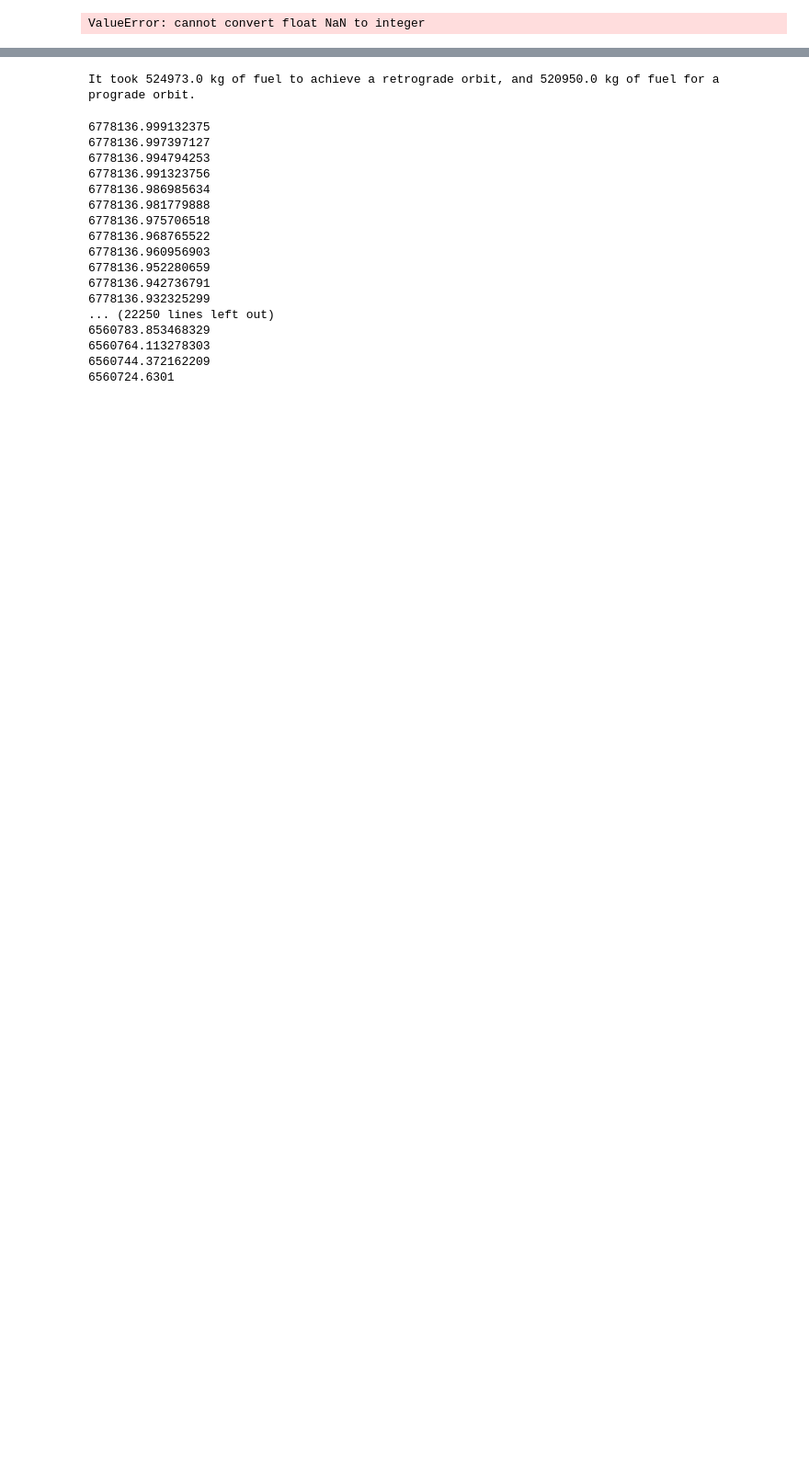
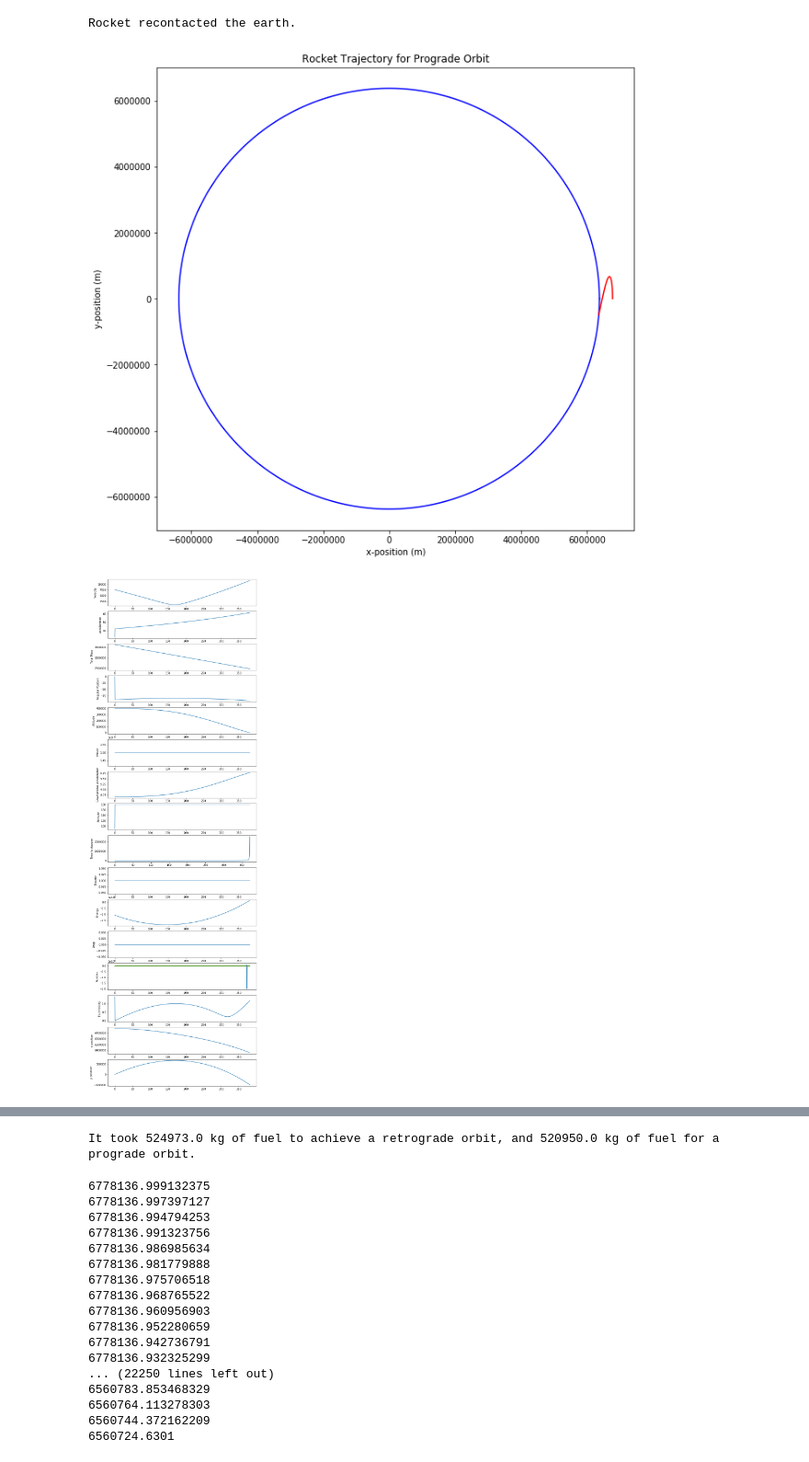
Before and after one commit to jamesli124/PH412_Final, a Jupyter notebook: Retrograde_Project_Orion.ipynb, the cells around one changed output, grey strips where cells are left out. Shown at 92% size. Saved outputs shown, nothing was run; the diff lists cells and outputs as text; code cells hidden in the pictures; blank space fills up the shorter version.

```diff
--- a/Retrograde_Project_Orion.ipynb
+++ b/Retrograde_Project_Orion.ipynb
@@ -74,7 +74,7 @@ def heading(pos,attitude):
 def thrust(rocket_stage,rocket_throttle,angle_rocket):
     engines={ #dictionary of the thrust of the engines of each stage
         1:854e3*9, #N
-        2:300e6, #N
+        2:150e6, #N
         3:981e3 #N
     }
     thrust=rocket_throttle*engines[rocket_stage] #N
@@ -85,7 +85,7 @@ def thrust(rocket_stage,rocket_throttle,angle_rocket):
 def fuelrate(stage,throttle,dt): #only for one stage/booster
     engines={ #dictionary of the thrust of the engines of each stage
         1:854e3*9, #N
-        2:300e6, #N
+        2:150e6, #N
         3:981e3
     }
     Isp={
@@ -251,7 +251,7 @@ while (flag):
     #Rocket State
 
     #Throttle
-    if(t>100)&(pctdiff(apogee,perigee)<10):
+    if(t>100)&(np.linalg.norm(velocity)>=orbital_velocity):
         throttle=0
         if burn_time_set==False:
             burn_time=t
@@ -335,7 +335,7 @@ while (flag):
     t+=dt
     if (altitude<-10):
         print("Rocket recontacted the earth.")
-    if ((t>100000)|(altitude<-10)|(np.linalg.norm(accel)>150)):
+    if ((t>10000)|(altitude<-10)):
         flag=0
 
 #average altitude
@@ -436,31 +436,33 @@ axs[15].set_ylabel('y position')
 fig3,ax3=plt.subplots(1,1)
 fig3.set_size_inches(10,6)
 ax3.plot(t_list,fuel_mass_list)
 ax3.set_xlabel('Time (s)')
 ax3.set_ylabel('Fuel Mass (kg)')
 ax3.set_title('Fuel Mass vs Time a Prograde Orbit')
 
 #g-force vs time
 fig4,ax4=plt.subplots(1,1)
 fig4.set_size_inches(10,6)
 ax4.plot(t_list,g_force_list)
 ax4.set_xlabel('Time (s)')
 ax4.set_ylabel('G-force (G)')
 ax4.set_title('G-force vs Time a Prograde Orbit')
 
 #altitude vs time
 fig5,ax5=plt.subplots(1,1)
 fig5.set_size_inches(10,6)
 ax5.plot(t_list,altitude_list)
 ax5.set_xlabel('Time (s)')
 ax5.set_ylabel('Altitude (m)')
 ax5.set_title('Altitude vs Time for a Prograde Orbit')
 
 #displaying plots
 plt.show()
 
 #calculating fuel consumption
 m_f_prograde=m_f_total-m_f
 print('It took {0:.1f} kg of fuel to reach orbit.'.format(m_f_total))
 # %% [output]
-ValueError: cannot convert float NaN to integer
+Rocket recontacted the earth.
+[figure, added]
+[figure, added]
```
Also changed, not shown: parts of 2 cells of this notebook, 1 other file.
